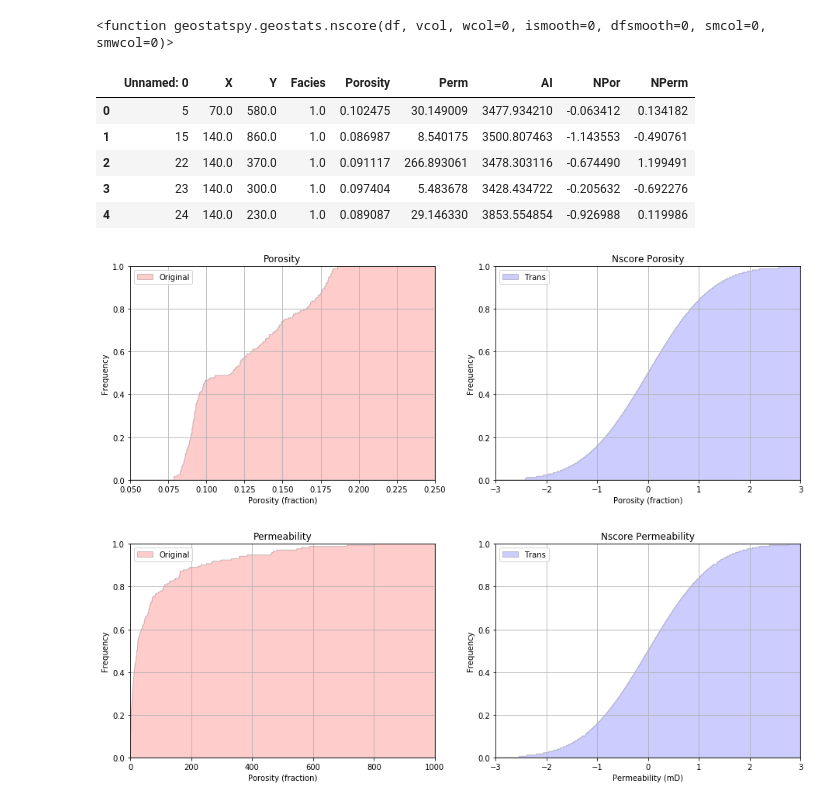
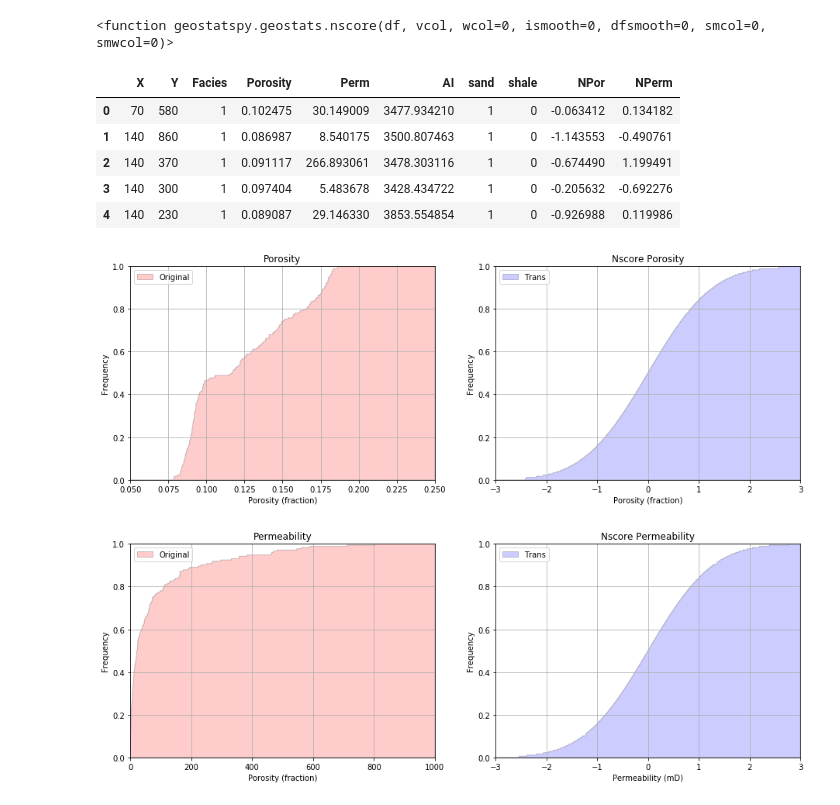
Before and after one commit to sunnylilypi/GS_3, a Jupyter notebook: Team_4_Project_3.ipynb, the cells around one changed output. Cells and saved outputs as stored; diff of their text form; code cells hidden in the pictures.

```diff
--- a/Team_4_Project_3.ipynb
+++ b/Team_4_Project_3.ipynb
@@ -78,0 +56,6 @@ Fmin = 0; Fmax = 1
+# %%
+df_subset = df.iloc[:,1:7]
+df_subset.head()
+df_subset['sand']=1*(df_subset['Facies']==1)     # This is for indicator kriging for part 2
+df_subset['shale']=1*(df_subset['Facies']==0)
+df_subset.head()
@@ -89,11 +79,11 @@ df['NPerm'], tvPermSand, tnsPermSand = geostats.nscore(df, 'Perm')  # nscore tra
 # %%
-df.head()                                               # preview sand DataFrame with nscore transforms
+df_subset.head()                                               # preview sand DataFrame with nscore transforms
 # %% [output]
-|  | Unnamed: 0 | X | Y | Facies | Porosity | Perm | AI | NPor | NPerm |
-| 0 | 5 | 70.0 | 580.0 | 1.0 | 0.102475 | 30.149009 | 3477.934210 | -0.063412 | 0.134182 |
-| 1 | 15 | 140.0 | 860.0 | 1.0 | 0.086987 | 8.540175 | 3500.807463 | -1.143553 | -0.490761 |
-| 2 | 22 | 140.0 | 370.0 | 1.0 | 0.091117 | 266.893061 | 3478.303116 | -0.674490 | 1.199491 |
-| 3 | 23 | 140.0 | 300.0 | 1.0 | 0.097404 | 5.483678 | 3428.434722 | -0.205632 | -0.692276 |
-| 4 | 24 | 140.0 | 230.0 | 1.0 | 0.089087 | 29.146330 | 3853.554854 | -0.926988 | 0.119986 |
+|  | X | Y | Facies | Porosity | Perm | AI | sand | shale | NPor | NPerm |
+| 0 | 70 | 580 | 1 | 0.102475 | 30.149009 | 3477.934210 | 1 | 0 | -0.063412 | 0.134182 |
+| 1 | 140 | 860 | 1 | 0.086987 | 8.540175 | 3500.807463 | 1 | 0 | -1.143553 | -0.490761 |
+| 2 | 140 | 370 | 1 | 0.091117 | 266.893061 | 3478.303116 | 1 | 0 | -0.674490 | 1.199491 |
+| 3 | 140 | 300 | 1 | 0.097404 | 5.483678 | 3428.434722 | 1 | 0 | -0.205632 | -0.692276 |
+| 4 | 140 | 230 | 1 | 0.089087 | 29.146330 | 3853.554854 | 1 | 0 | -0.926988 | 0.119986 |
 # %%
 plt.subplot(221)                                        # plot original sand and shale porosity histograms
```
Also changed, not shown: parts of 19 cells of this notebook.
